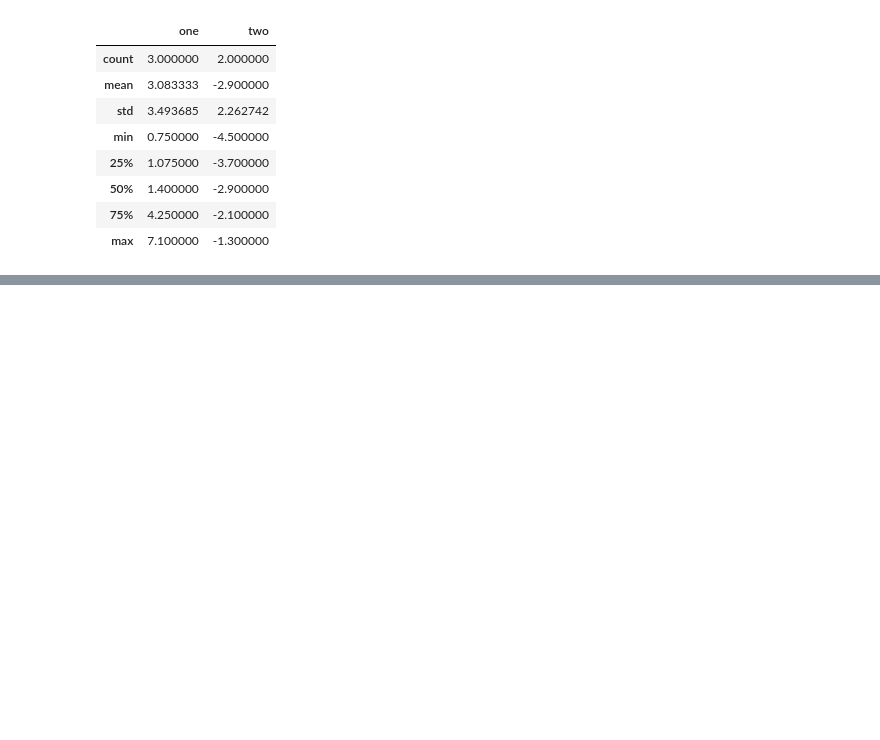
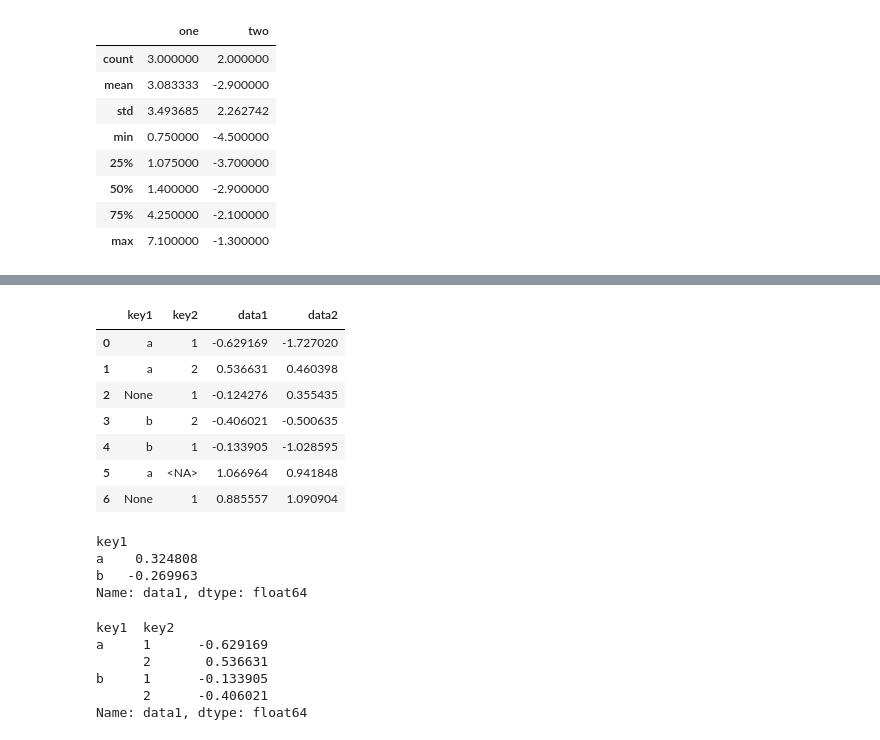
Before and after one commit to f-lost/esercizi_stefano, a Jupyter notebook: corso_python/18.11/prova_pandas.ipynb, the cells around one changed output, grey strips where cells are left out. Saved outputs shown, nothing was run; the diff lists cells and outputs as text; code cells hidden in the pictures; blank space fills up the shorter version.

```diff
--- a/corso_python/18.11/prova_pandas.ipynb
+++ b/corso_python/18.11/prova_pandas.ipynb
@@ -444,0 +521,36 @@ df.describe()
+# %%
+df = pd.DataFrame({"key1":["a", "a", None, "b", "b", "a", None],
+"key2" : pd.Series([1, 2, 1, 2, 1, None, 1], dtype="Int64"),
+"data1" : np.random.standard_normal(7),
+"data2" : np.random.standard_normal(7)})
+
+df
+# %% [output]
+|  | key1 | key2 | data1 | data2 |
+| 0 | a | 1 | -0.629169 | -1.727020 |
+| 1 | a | 2 | 0.536631 | 0.460398 |
+| 2 | None | 1 | -0.124276 | 0.355435 |
+| 3 | b | 2 | -0.406021 | -0.500635 |
+| 4 | b | 1 | -0.133905 | -1.028595 |
+| 5 | a | <NA> | 1.066964 | 0.941848 |
+| 6 | None | 1 | 0.885557 | 1.090904 |
+# %%
+grouped = df["data1"].groupby(df["key1"])
+
+grouped.mean()
+# %% [output]
+key1
+a    0.324808
+b   -0.269963
+Name: data1, dtype: float64
+# %%
+grouped1 = df["data1"].groupby([df["key1"], df["key2"]]).mean()
+
+grouped1
+# %% [output]
+key1  key2
+a     1      -0.629169
+      2       0.536631
+b     1      -0.133905
+      2      -0.406021
+Name: data1, dtype: float64
```
Also changed, not shown: parts of 8 cells of this notebook, 5 other files.
